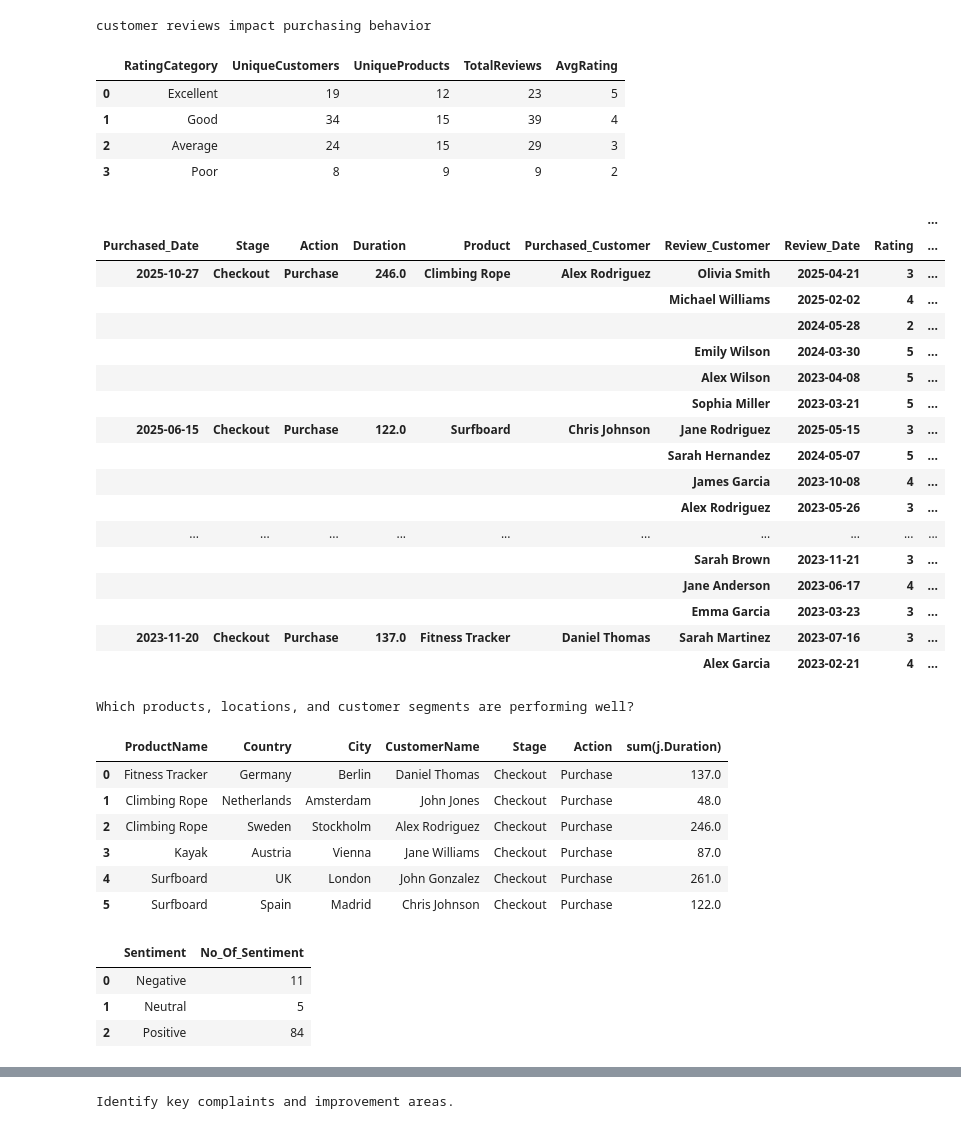
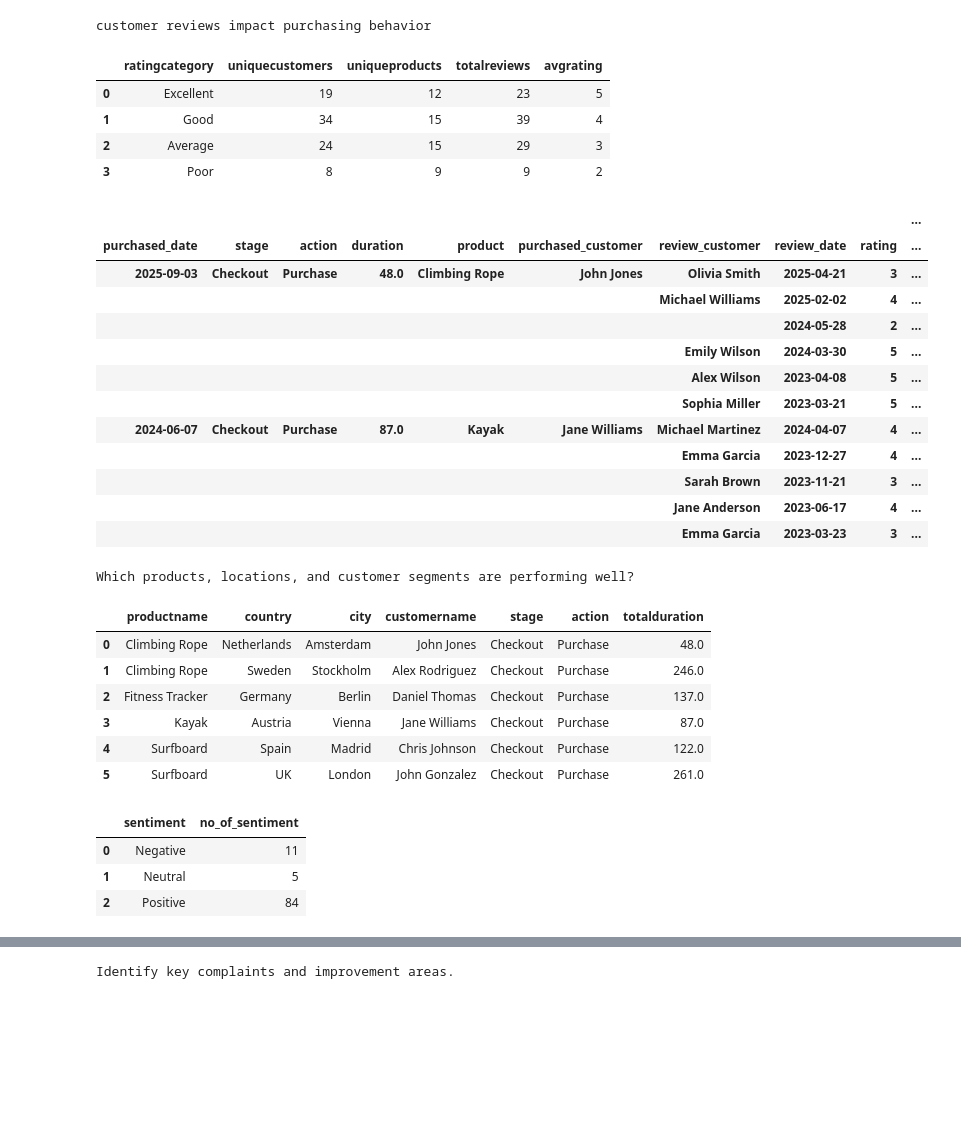
Before and after one commit to sakthignanaprakasamv/Customer-Behavior-Analysis, a Jupyter notebook: Customer Behavior Analysis.ipynb, the cells around one changed output, grey strips where cells are left out. Cells and saved outputs as stored; diff of their text form; code cells hidden in the pictures; blank space fills up the shorter version.

```diff
--- a/Customer Behavior Analysis.ipynb
+++ b/Customer Behavior Analysis.ipynb
@@ -432,7 +424,7 @@ query = """SELECT
     COUNT(ReviewID) AS TotalReviews,
     ROUND(AVG(Rating)) AS AvgRating
 FROM
-    cust_behav_analys.TRNcustomer_reviews
+    TRNcustomer_reviews
 GROUP BY
     RatingCategory
 ORDER BY
@@ -442,7 +434,7 @@ print('customer reviews impact purchasing behavior')
 fetch_data(conn,query)
 # %% [output]
 customer reviews impact purchasing behavior
-|  | RatingCategory | UniqueCustomers | UniqueProducts | TotalReviews | AvgRating |
+|  | ratingcategory | uniquecustomers | uniqueproducts | totalreviews | avgrating |
 | 0 | Excellent | 19 | 12 | 23 | 5 |
 | 1 | Good | 34 | 15 | 39 | 4 |
 | 2 | Average | 24 | 15 | 29 | 3 |
@@ -450,83 +442,78 @@ customer reviews impact purchasing behavior
 # %%
 query = """
 SELECT
     j.VisitDate as Purchased_Date,
     j.Stage as Stage,
     j.Action as Action,
     j.Duration  as Duration,
     p.ProductName as Product,
     jc.CustomerName as Purchased_Customer,
     rc.CustomerName as Review_Customer,
     r.ReviewDate as Review_Date,
     r.Rating as Rating,
     r.ReviewText as Review_Text
 FROM
-    cust_behav_analys.TRNcustomer_journey j
+    TRNcustomer_journey j
 left JOIN
-    cust_behav_analys.TRNcustomer_reviews r
+    TRNcustomer_reviews r
 ON  r.ProductID = j.ProductID and  r.ReviewDate<j.VisitDate
-join cust_behav_analys.mstproducts p on j.ProductID = p.ProductID
-left join cust_behav_analys.mstcustomers jc on j.CustomerID = jc.CustomerID
-left join cust_behav_analys.mstcustomers rc on r.CustomerID = rc.CustomerID
+join mstproducts p on j.ProductID = p.ProductID
+left join mstcustomers jc on j.CustomerID = jc.CustomerID
+left join mstcustomers rc on r.CustomerID = rc.CustomerID
 where j.action='Purchase'
  and  r.ReviewDate<j.VisitDate
 order by j.VisitDate desc,j.Stage,j.Action,j.Duration,Review_Date,Rating
 
 """
 data1=fetch_data(conn,query)
-data1.groupby(['Purchased_Date', 'Stage', 'Action', 'Duration', 'Product', 'Purchased_Customer','Review_Customer', 'Review_Date', 'Rating', 'Review_Text']
-              ).sum().sort_values(by=['Purchased_Date', 'Review_Date'], ascending=False)
+data1.groupby(['purchased_date', 'stage', 'action', 'duration', 'product', 'purchased_customer','review_customer', 'review_date', 'rating', 'review_text']
+              ).sum().sort_values(by=['purchased_date', 'review_date'], ascending=False)
 # %% [output]
 |  |  |  |  |  |  |  |  |  | ... |
-| Purchased_Date | Stage | Action | Duration | Product | Purchased_Customer | Review_Customer | Review_Date | Rating | ... |
-| 2025-10-27 | Checkout | Purchase | 246.0 | Climbing Rope | Alex Rodriguez | Olivia Smith | 2025-04-21 | 3 | ... |
+| purchased_date | stage | action | duration | product | purchased_customer | review_customer | review_date | rating | ... |
+| 2025-09-03 | Checkout | Purchase | 48.0 | Climbing Rope | John Jones | Olivia Smith | 2025-04-21 | 3 | ... |
 |  |  |  |  |  |  | Michael Williams | 2025-02-02 | 4 | ... |
 |  |  |  |  |  |  |  | 2024-05-28 | 2 | ... |
 |  |  |  |  |  |  | Emily Wilson | 2024-03-30 | 5 | ... |
 |  |  |  |  |  |  | Alex Wilson | 2023-04-08 | 5 | ... |
 |  |  |  |  |  |  | Sophia Miller | 2023-03-21 | 5 | ... |
-| 2025-06-15 | Checkout | Purchase | 122.0 | Surfboard | Chris Johnson | Jane Rodriguez | 2025-05-15 | 3 | ... |
-|  |  |  |  |  |  | Sarah Hernandez | 2024-05-07 | 5 | ... |
-|  |  |  |  |  |  | James Garcia | 2023-10-08 | 4 | ... |
-|  |  |  |  |  |  | Alex Rodriguez | 2023-05-26 | 3 | ... |
-| ... | ... | ... | ... | ... | ... | ... | ... | ... | ... |
+| 2024-06-07 | Checkout | Purchase | 87.0 | Kayak | Jane Williams | Michael Martinez | 2024-04-07 | 4 | ... |
+|  |  |  |  |  |  | Emma Garcia | 2023-12-27 | 4 | ... |
 |  |  |  |  |  |  | Sarah Brown | 2023-11-21 | 3 | ... |
 |  |  |  |  |  |  | Jane Anderson | 2023-06-17 | 4 | ... |
 |  |  |  |  |  |  | Emma Garcia | 2023-03-23 | 3 | ... |
-| 2023-11-20 | Checkout | Purchase | 137.0 | Fitness Tracker | Daniel Thomas | Sarah Martinez | 2023-07-16 | 3 | ... |
-|  |  |  |  |  |  | Alex Garcia | 2023-02-21 | 4 | ... |
 # %%
 query = """
-SELECT p.ProductName ,g.Country,g.City,c.CustomerName,j.Stage,j.Action,sum(j.Duration)
-FROM cust_behav_analys.trncustomer_journey j
-join cust_behav_analys.mstcustomers c on j.CustomerID = c.CustomerID
-join cust_behav_analys.mstproducts p on j.ProductID = p.ProductID
-join cust_behav_analys.mstgeography g on g.GeographyID = c.GeographyID
+SELECT p.ProductName ,g.Country,g.City,c.CustomerName,j.Stage,j.Action,sum(j.Duration) AS TotalDuration
+FROM trncustomer_journey j
+join mstcustomers c on j.CustomerID = c.CustomerID
+join mstproducts p on j.ProductID = p.ProductID
+join mstgeography g on g.GeographyID = c.GeographyID
 where  action='Purchase'
-group by j.ProductID ,g.GeographyID,g.City,j.CustomerID,j.Stage,j.Action
-order by j.ProductID ,g.GeographyID,g.City,j.CustomerID,j.Stage,j.Action,sum(j.Duration)
+group by p.ProductName ,g.Country,g.City,c.CustomerName,j.Stage,j.Action
+order by p.ProductName ,g.Country,g.City,c.CustomerName,j.Stage,j.Action,TotalDuration
 """
 print("Which products, locations, and customer segments are performing well?")
 fetch_data(conn,query)
 # %% [output]
 Which products, locations, and customer segments are performing well?
-|  | ProductName | Country | City | CustomerName | Stage | Action | sum(j.Duration) |
-| 0 | Fitness Tracker | Germany | Berlin | Daniel Thomas | Checkout | Purchase | 137.0 |
-| 1 | Climbing Rope | Netherlands | Amsterdam | John Jones | Checkout | Purchase | 48.0 |
-| 2 | Climbing Rope | Sweden | Stockholm | Alex Rodriguez | Checkout | Purchase | 246.0 |
+|  | productname | country | city | customername | stage | action | totalduration |
+| 0 | Climbing Rope | Netherlands | Amsterdam | John Jones | Checkout | Purchase | 48.0 |
+| 1 | Climbing Rope | Sweden | Stockholm | Alex Rodriguez | Checkout | Purchase | 246.0 |
+| 2 | Fitness Tracker | Germany | Berlin | Daniel Thomas | Checkout | Purchase | 137.0 |
 | 3 | Kayak | Austria | Vienna | Jane Williams | Checkout | Purchase | 87.0 |
-| 4 | Surfboard | UK | London | John Gonzalez | Checkout | Purchase | 261.0 |
-| 5 | Surfboard | Spain | Madrid | Chris Johnson | Checkout | Purchase | 122.0 |
+| 4 | Surfboard | Spain | Madrid | Chris Johnson | Checkout | Purchase | 122.0 |
+| 5 | Surfboard | UK | London | John Gonzalez | Checkout | Purchase | 261.0 |
 # %%
-query = """SELECT ReviewText as Sentiment FROM cust_behav_analys.trncustomer_reviews;"""
+query = """SELECT ReviewText as sentiment FROM trncustomer_reviews;"""
 df_reviews = fetch_data(conn,query)
 # Apply sentiment function
-df_reviews["Sentiment"] = df_reviews["Sentiment"].apply(get_sentiment)
+df_reviews["sentiment"] = df_reviews["sentiment"].apply(get_sentiment)
 
 # Group and count sentiments
-df_reviews.groupby("Sentiment").size().reset_index(name='No_Of_Sentiment')
+df_reviews.groupby("sentiment").size().reset_index(name='no_of_sentiment')
 # %% [output]
-|  | Sentiment | No_Of_Sentiment |
+|  | sentiment | no_of_sentiment |
 | 0 | Negative | 11 |
 | 1 | Neutral | 5 |
 | 2 | Positive | 84 |
```
Also changed, not shown: parts of 9 cells of this notebook, 5 other files.
